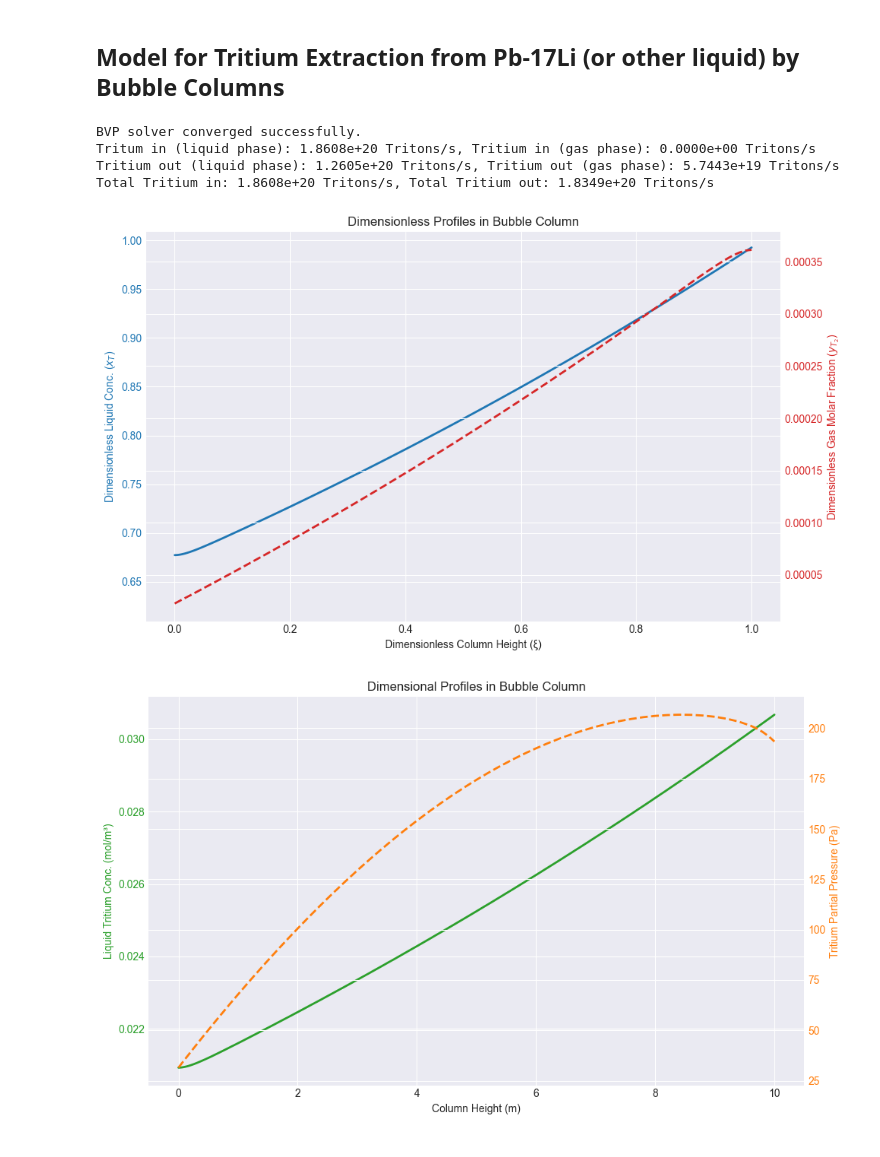
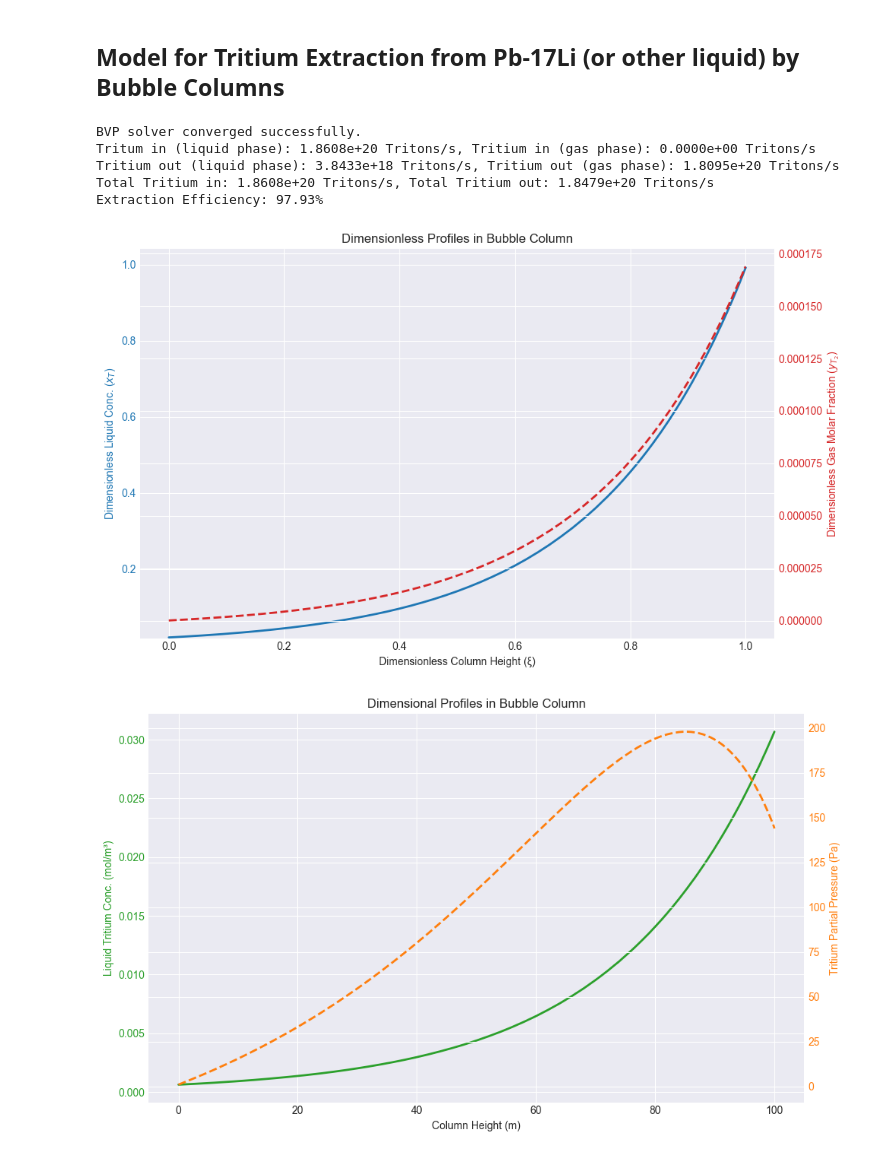
Before and after one commit to rossmacdonald98/BubbleColumnGLC, a Jupyter notebook: bubble_col_glc.ipynb, the cells around one changed output. Drawn from its saved outputs; the diff is of its cells as text; code cells hidden in the pictures.

```diff
--- a/bubble_col_glc.ipynb
+++ b/bubble_col_glc.ipynb
@@ -87,13 +87,17 @@ def solve_tritium_extraction(dimensionless_params, y_T2_in, elements):
         # Set up the mesh and an initial guess for the solver.
         xi = np.linspace(0, 1, elements + 1)
 
-        # A flat initial guess is often good enough to get the solver started.
+        # An initial guess that is physically plausible can significantly help convergence.
+        # We expect liquid concentration (x_T) to decrease from inlet (xi=1) to outlet (xi=0).
+        # We expect gas concentration (y_T2) to increase from inlet (xi=0) to outlet (xi=1).
         y_guess = np.zeros((4, xi.size))
-        y_guess[0, :] = 0  # Guess for x_T
-        y_guess[2, :] = 0  # Guess for y_T2
+        y_guess[0, :] = np.linspace(0.5, 1.0, xi.size)  # Guess for x_T (linear decrease)
+        y_guess[1, :] = -0.5 # Guess for dx_T/dxi
+        y_guess[2, :] = np.linspace(y_T2_in, y_T2_in + 1e-4, xi.size)  # Guess for y_T2 (linear increase)
+        y_guess[3, :] = 1e-4 # Guess for dy_T2/dxi
 
         # Run the BVP solver
-        sol = solve_bvp(ode_system, boundary_conditions, xi, y_guess, tol=1e-5)
+        sol = solve_bvp(ode_system, boundary_conditions, xi, y_guess, tol=1e-5, max_nodes=10000)
 
         return sol
 
@@ -107,12 +111,12 @@ if __name__ == '__main__':
     # --- Parameters ---
     # Input parameters
     c_T_inlet = 3.09e-2  # mol/m^3 (c_T(L+)), Inlet tritium concentration in liquid just before inlet
-    P_T2_in = 0.0  # Pa, Inlet tritium partial pressure in gas (0 = pure purge gas)
+    y_T2_in = 0.0  # Inlet tritium molar fraction in gas (0 = pure purge gas)
     P_outlet = 5e5  # Pa, Gas total pressure at outlet
     ρ_l = 9000  # kg/m^3, Liquid density
     K_s = 2e-6  # Tritium Sievert's constant in liquid
 
-    L = 10.0  # m, Height of the bubble column
+    L = 100  # m, Height of the bubble column
     D = 0.5  # m, Column diameter
     ε_g = 0.04  # Gas phase fraction
 
@@ -155,8 +159,6 @@ if __name__ == '__main__':
         0.5 * (R * T * c_T_inlet / P_0) * (a * h_l * L / u_g0)
     )  # Transfer units parameter, gas phase (Eq. 8.12)
 
-    y_T2_in = P_T2_in / P_0  # Inlet tritium molar fraction in gas phase
-
     dimensionless_params = {
         "Bo_l": Bo_l,
         "phi_l": phi_l,
@@ -196,6 +198,7 @@ if __name__ == '__main__':
         n_T_out_liquid = c_T_outlet * Q_l * N_A  # Tritons/s
 
         # Tritium molar flow rate into the column via gas
+        P_T2_in = y_T2_in * P_0 # [Pa]
         n_T2_in_gas = (P_T2_in * Q_g / (R * T)) * N_A  # T2/s
         n_T_in_gas = n_T2_in_gas * 2  # Triton/s
 
@@ -221,6 +224,8 @@ if __name__ == '__main__':
         print(
             f"Total Tritium in: {T_in:.4e} Tritons/s" f", Total Tritium out: {T_out:.4e} Tritons/s"
         )
+
+        print(f"Extraction Efficiency: {efficiency*100:.2f}%")
 
         # --- Plot 1: Dimensionless Profiles ---
         plt.style.use('seaborn-v0_8-darkgrid')
@@ -274,34 +279,35 @@ if __name__ == '__main__':
 
         fig3, ax5 = plt.subplots(figsize=(10, 6))
 
         color = 'tab:purple'
         ax5.set_xlabel('Column Height (m)')
         ax5.set_ylabel('Total Pressure (Pa)', color=color)
         ax5.plot(col_height, P_total_profile, label='Total Pressure', color=color, lw=2)
         ax5.tick_params(axis='y', labelcolor=color)
 
         ax6 = ax5.twinx()
         color = 'tab:cyan'
         ax6.set_ylabel('Superficial Velocity (m/s)', color=color)
         ax6.plot(col_height, u_g_profile, label='Gas Velocity ($u_g$)', color='tab:blue', ls='--', lw=2)
         ax6.plot(col_height, u_l_profile, label='Liquid Velocity ($u_l$)', color='tab:red', ls=':', lw=2)
         ax6.tick_params(axis='y', labelcolor=color)
         ax6.set_ylim(bottom=0)
 
         plt.title('Velocity and Pressure Profiles')
         # Combine legends from both y-axes
         lines, labels = ax5.get_legend_handles_labels()
         lines2, labels2 = ax6.get_legend_handles_labels()
         ax6.legend(lines + lines2, labels + labels2, loc='best')
         fig3.tight_layout()
 
 
     else:
         print("BVP solver failed to converge.")
 # %% [output]
 BVP solver converged successfully.
 Tritum in (liquid phase): 1.8608e+20 Tritons/s, Tritium in (gas phase): 0.0000e+00 Tritons/s
-Tritium out (liquid phase): 1.2605e+20 Tritons/s, Tritium out (gas phase): 5.7443e+19 Tritons/s
-Total Tritium in: 1.8608e+20 Tritons/s, Total Tritium out: 1.8349e+20 Tritons/s
+Tritium out (liquid phase): 3.8433e+18 Tritons/s, Tritium out (gas phase): 1.8095e+20 Tritons/s
+Total Tritium in: 1.8608e+20 Tritons/s, Total Tritium out: 1.8479e+20 Tritons/s
+Extraction Efficiency: 97.93%
-[figure, old version]
+[figure, new version]
-[figure, old version]
+[figure, new version]
```
Also changed, not shown: parts of 1 cell of this notebook, 2 other files.
